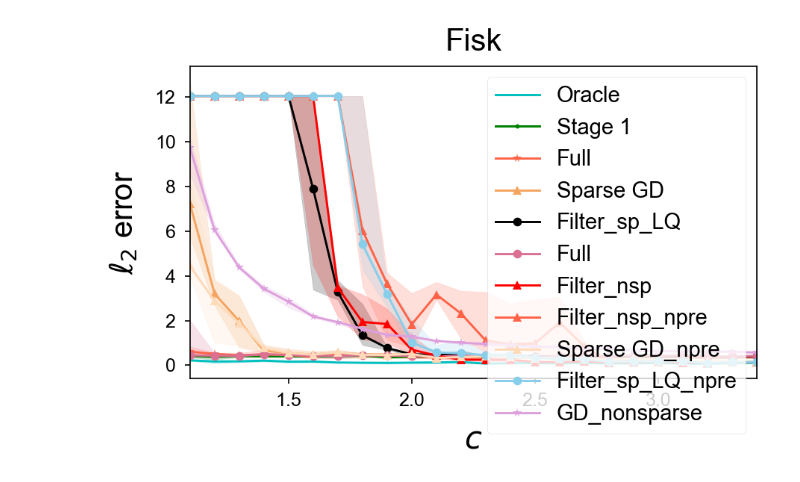
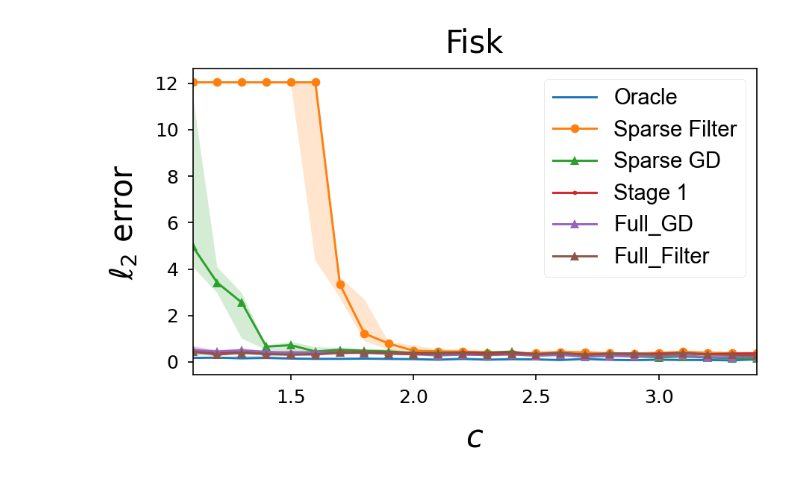
Before and after one commit to ying-hui-he/Robust_mean_estimation, a Jupyter notebook: inf.ipynb, the cells around one changed output. Cells and saved outputs as stored; diff of their text form; code cells hidden in the pictures.

```diff
--- a/inf.ipynb
+++ b/inf.ipynb
@@ -24,13 +24,13 @@ trials = 10
 d, k, m, eps = 100, 4, 600, 0.1
 xs = list(np.arange(1.1, 3.5, 0.1))
 
-keys = [rl.Oracle, rl.Top_K, rl.Topk_GD, rl.GDAlgs, rl.RME_sp, rl.Top_K_Filtered, rl.RME, rl.RME_npre, rl.GDAlgs_npre, rl.RME_sp_npre, rl.GD_nonsparse]
+keys = [rl.Oracle, rl.RME_sp, rl.GDAlgs_npre, rl.Top_K, rl.Full, rl.Full_Filter]
 
 model = rl.FiskModel()
 noise_model = rl.DenseNoise(-2)
 model_params = rl.Params(d = d, k = k, m = m, eps = eps)
 
-inputfilename = 'data/loss-vs-param-Fisk.pkl'
+inputfilename = 'data/loss-vs-param-Fisk-full.pkl'
 plot_m = rl.load_data(model = model, noise_model = noise_model, params = model_params, loss = rl.err, keys = keys)
 plot_m.setdata_tofile(filename = inputfilename, xvar_name = 'param', trials = trials, xs = xs)
 # %% [output]
@@ -242,28 +234,28 @@ runtime: 1951.395651084
 # %%
 "loss vs param -- Fisk -- dense biased -- plot"
 
 il.reload(rl)
 
 trials = 10
 
 d, k, m, eps = 100, 4, 600, 0.1
 xs = list(np.arange(1.1, 3.5, 0.1))
 
-keys = [rl.Oracle, rl.Top_K, rl.Topk_GD, rl.GDAlgs, rl.RME_sp, rl.Top_K_Filtered, rl.RME, rl.RME_npre, rl.GDAlgs_npre, rl.RME_sp_npre, rl.GD_nonsparse]
+keys = [rl.Oracle, rl.RME_sp, rl.GDAlgs_npre, rl.Top_K, rl.Full, rl.Full_Filter]
 
 model = rl.FiskModel()
 noise_model = rl.DenseNoise(-2)
 model_params = rl.Params(d = d, k = k, m = m, eps = eps)
-inputfilename = 'data/loss-vs-param-Fisk.pkl'
-outputfilename = 'figs/err-vs-param-Fisk.pdf'
+inputfilename = 'data/loss-vs-param-Fisk-full.pkl'
+outputfilename = 'figs/err-vs-param-Fisk-full.pdf'
 
 title = 'Fisk'
 xlabel = '$c$'
 ylabel = '$\\ell_2$ error'
 
 plot_eps_loss = rl.plot_data(model = model, noise_model = noise_model, params = model_params, loss = rl.err, keys = keys)
 
 plot_eps_loss.plotxy_fromfile(outputfilename = outputfilename, filename = inputfilename, title = title, xlabel = xlabel, ylabel = ylabel, figsize = figsize, fsize = fsize, fpad = fpad, xs = xs, fontname = fontname)
 # %% [output]
-[figure, old version]
+[figure, new version]
 [interactive output not drawn]
```
Also changed, not shown: parts of 5 cells of this notebook, 55 other files.
